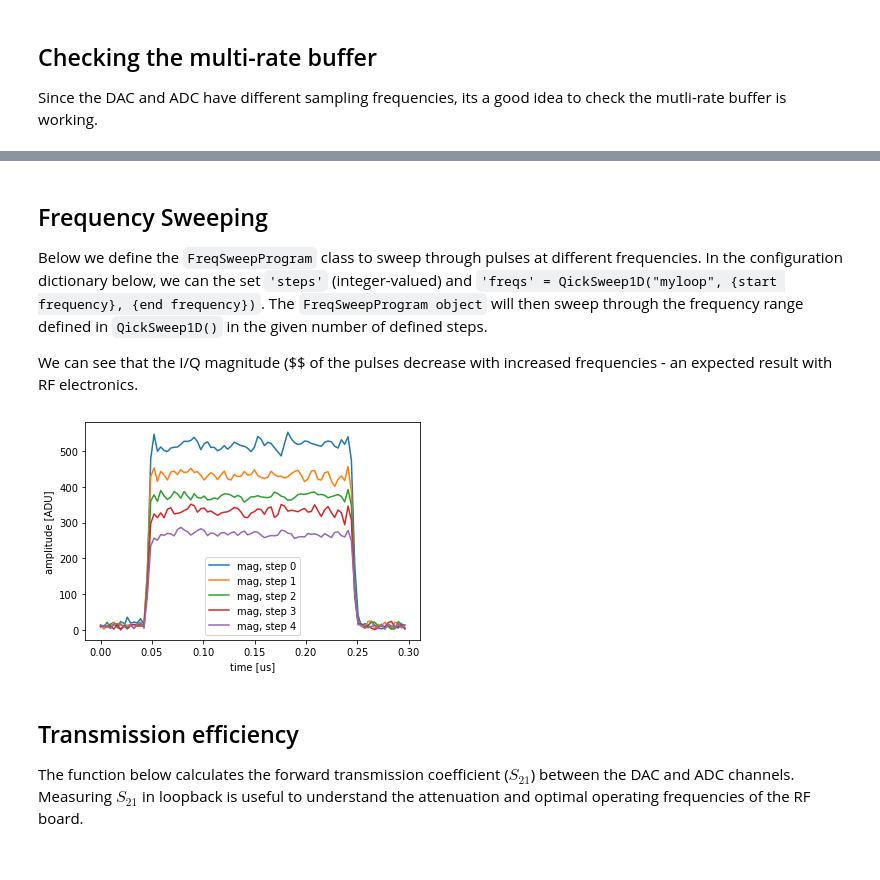
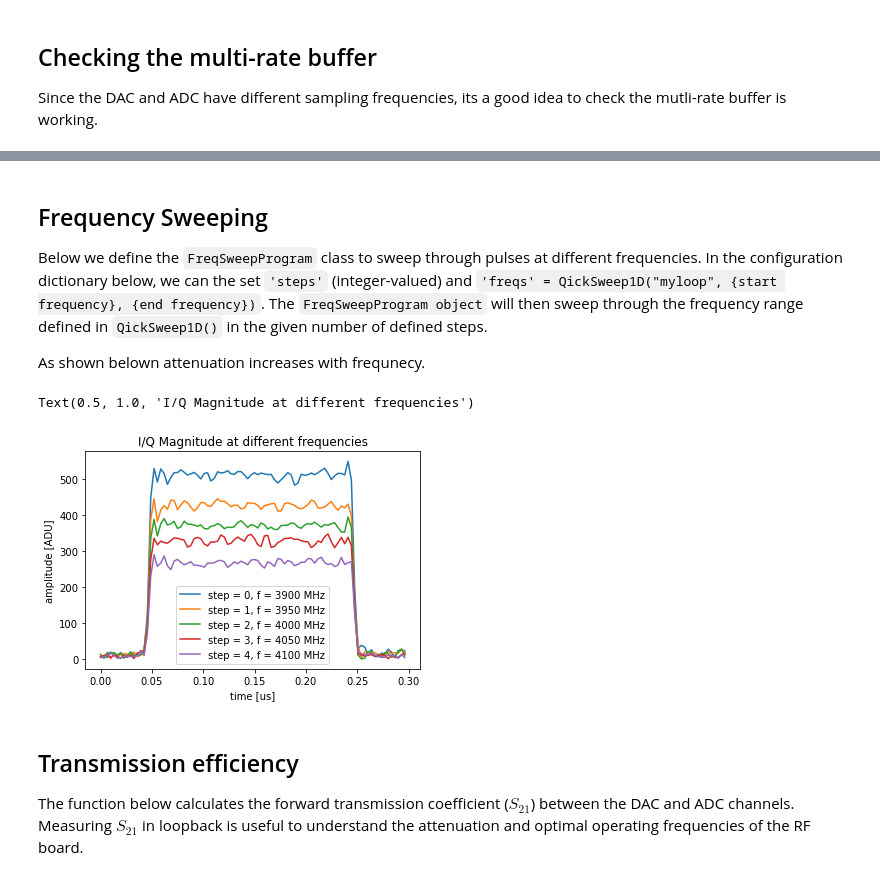
Before and after one commit to sarafs1926/tprocv2_demos, a Jupyter notebook: rfboard_docs/qick_rf216/demo_03_tprocv2-full.ipynb, the cells around one changed output, grey strips where cells are left out. Saved outputs shown, nothing was run; the diff lists cells and outputs as text; code cells hidden in the pictures.

Commit message:
updated plots
the last thing that needs to be finalized is creating a look up table using updated firmware.

````diff
--- a/rfboard_docs/qick_rf216/demo_03_tprocv2-full.ipynb
+++ b/rfboard_docs/qick_rf216/demo_03_tprocv2-full.ipynb
@@ -207,7 +225,7 @@ plt.legend();
 ## Frequency Sweeping
 Below we define the ```FreqSweepProgram``` class to sweep through pulses at different frequencies. In the configuration dictionary below, we can the set ```'steps'``` (integer-valued) and ```'freqs' = QickSweep1D("myloop", {start frequency}, {end frequency})```. The ```FreqSweepProgram object``` will then sweep through the frequency range defined in ```QickSweep1D()``` in the given number of defined steps.
 
-We can see that the I/Q magnitude ($$ of the pulses decrease with increased frequencies - an expected result with RF electronics.
+As shown belown attenuation increases with frequnecy.
 # %%
 class FreqSweepProgram(AveragerProgramV2):
     def _initialize(self, cfg):
@@ -235,45 +253,48 @@ class FreqSweepProgram(AveragerProgramV2):
         self.trigger(ros=[cfg['ro_ch']], pins=[0], t=cfg['trig_time'])
 
 # do a sweep with 5 points and plot decimated
-config = {'steps': 5,
+steps = 5
+start_freq = 3900
+end_freq = 4100
+config = {'steps': steps,
           'gen_ch': GEN_CH,
           'ro_ch': RO_CH,
-          'freq': QickSweep1D("myloop", 3900, 4100),
+          'freq': QickSweep1D("myloop", start_freq, end_freq),
           'mixer_freq': 4000,
           'nqz': 2,
           'trig_time': 0.4,
           'ro_len': 0.3,
           'pulse_len': 0.2,
           'phase': 0,
           'gain': 1.0
          }
 
 freq = config['mixer_freq']
 soc.rfb_set_gen_filter(config['gen_ch'], fc=freq/1000, ftype='bandpass', bw=1.0)
 soc.rfb_set_ro_filter(config['ro_ch'], fc=freq/1000, ftype='bandpass', bw=1.0)
 # Set attenuator on DAC.
 soc.rfb_set_gen_rf(config['gen_ch'], 5, 15)
 # Set attenuator on ADC.
 soc.rfb_set_ro_rf(config['ro_ch'], 30)
 
 
 
 prog = FreqSweepProgram(soccfg, reps=1, final_delay=0.5, cfg=config)
 
 iq_list = prog.acquire_decimated(soc, soft_avgs=100)
 t = prog.get_time_axis(ro_index=0)
 
-sweep_freqs = np.arange()
-
+sweep_freqs = np.linspace(start_freq,end_freq,steps)
 for ii, iq in enumerate(iq_list[0]):
-    plt.plot(t, np.abs(iq.dot([1,1j])), label="mag, step %d"%(ii))
+    plt.plot(t, np.abs(iq.dot([1,1j])), label="step = {}, f = {} MHz".format(ii,int(sweep_freqs[ii])))
 
 plt.legend()
 plt.ylabel("amplitude [ADU]")
 plt.xlabel("time [us]");
 plt.title("I/Q Magnitude at different frequencies")
 # %% [output]
+Text(0.5, 1.0, 'I/Q Magnitude at different frequencies')
-[figure, old version]
+[figure, new version]
 # %% [markdown]
 ## Transmission efficiency
 The function below calculates the forward transmission coefficient ($S_{21}$) between the DAC and ADC channels. Measuring $S_{21}$ in loopback is useful to understand the attenuation and optimal operating frequencies of the RF board.
````
Also changed, not shown: parts of 31 cells of this notebook.
